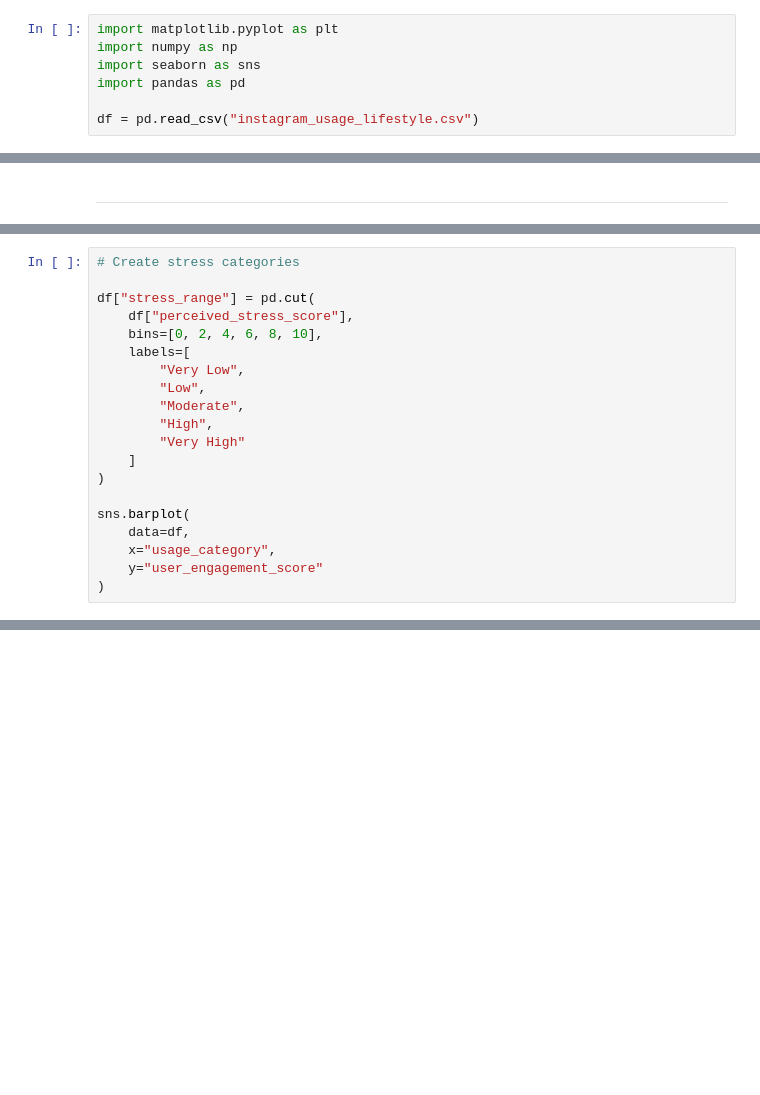
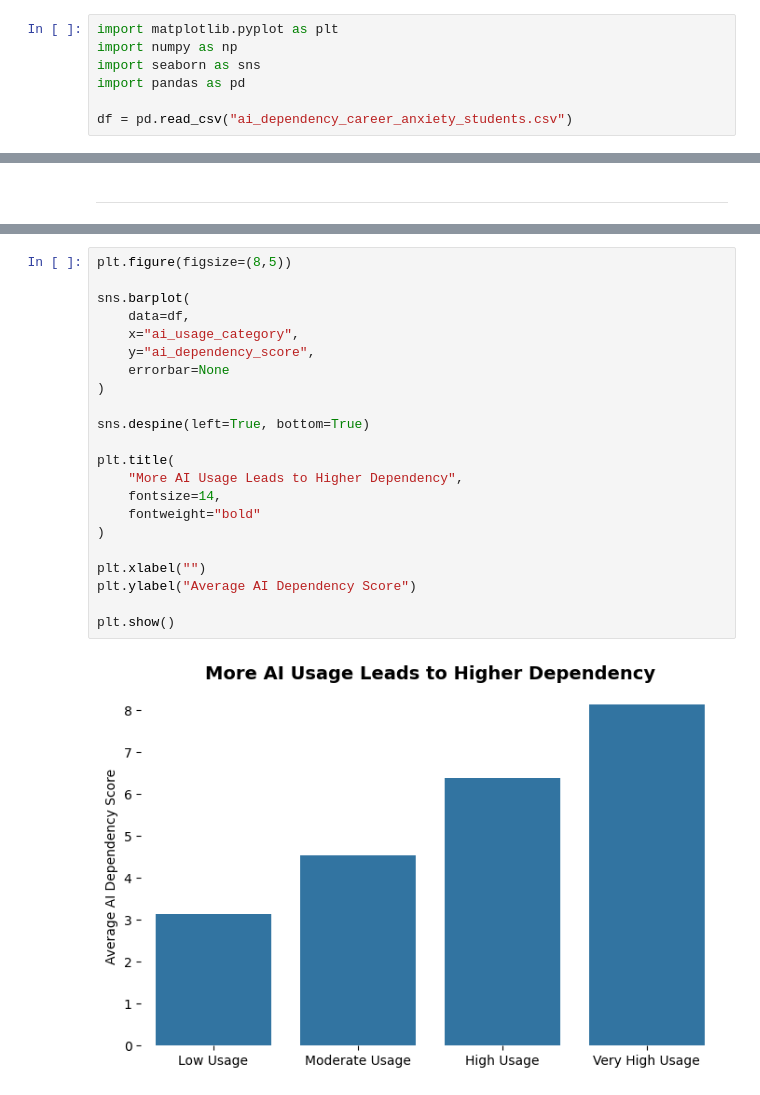
Before and after one commit to David7537/DataVizProject, a Jupyter notebook: DataViz.ipynb, the cells around one changed output, grey strips where cells are left out. Drawn from its saved outputs; the diff is of its cells as text; blank space fills up the shorter version.

```diff
--- a/DataViz.ipynb
+++ b/DataViz.ipynb
@@ -4,7 +4,7 @@ import numpy as np
 import seaborn as sns
 import pandas as pd
 
-df = pd.read_csv("instagram_usage_lifestyle.csv")
+df = pd.read_csv("ai_dependency_career_anxiety_students.csv")
 # %%
 print(df.columns)
 # %% [output]
@@ -127,20 +27,0 @@ plt.show()
-# %%
-# Create stress categories
-
-df["stress_range"] = pd.cut(
-    df["perceived_stress_score"],
-    bins=[0, 2, 4, 6, 8, 10],
-    labels=[
-        "Very Low",
-        "Low",
-        "Moderate",
-        "High",
-        "Very High"
-    ]
-)
-
-sns.barplot(
-    data=df,
-    x="usage_category",
-    y="user_engagement_score"
-)
@@ -173,0 +131,24 @@ df[[
+# %%
+plt.figure(figsize=(8,5))
+
+sns.barplot(
+    data=df,
+    x="ai_usage_category",
+    y="ai_dependency_score",
+    errorbar=None
+)
+
+sns.despine(left=True, bottom=True)
+
+plt.title(
+    "More AI Usage Leads to Higher Dependency",
+    fontsize=14,
+    fontweight="bold"
+)
+
+plt.xlabel("")
+plt.ylabel("Average AI Dependency Score")
+
+plt.show()
+# %% [output]
+[figure, added]
```
Also changed, not shown: parts of 15 cells of this notebook.
